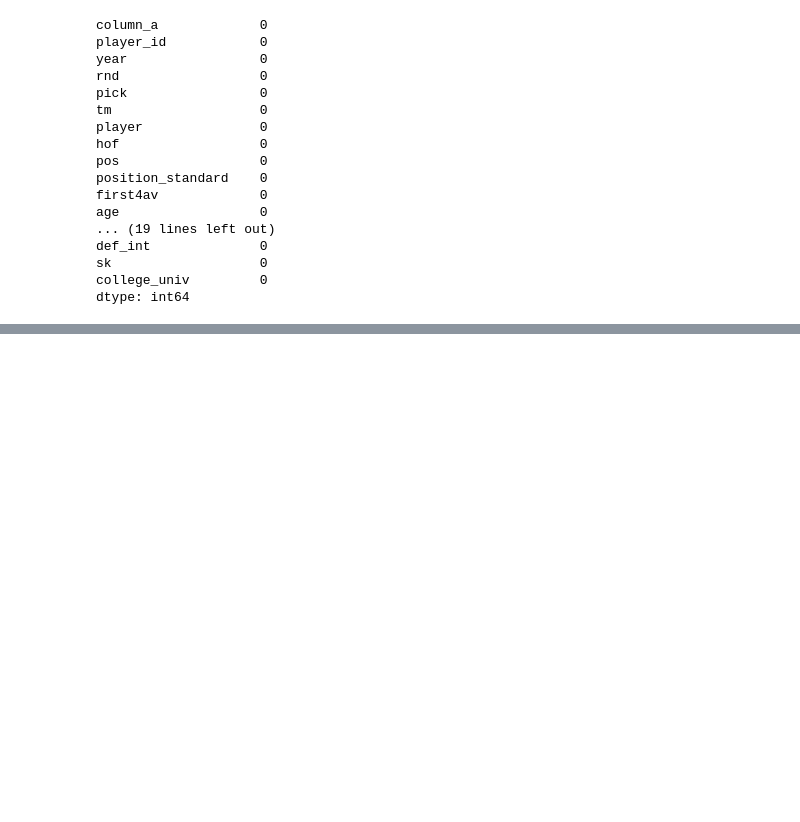
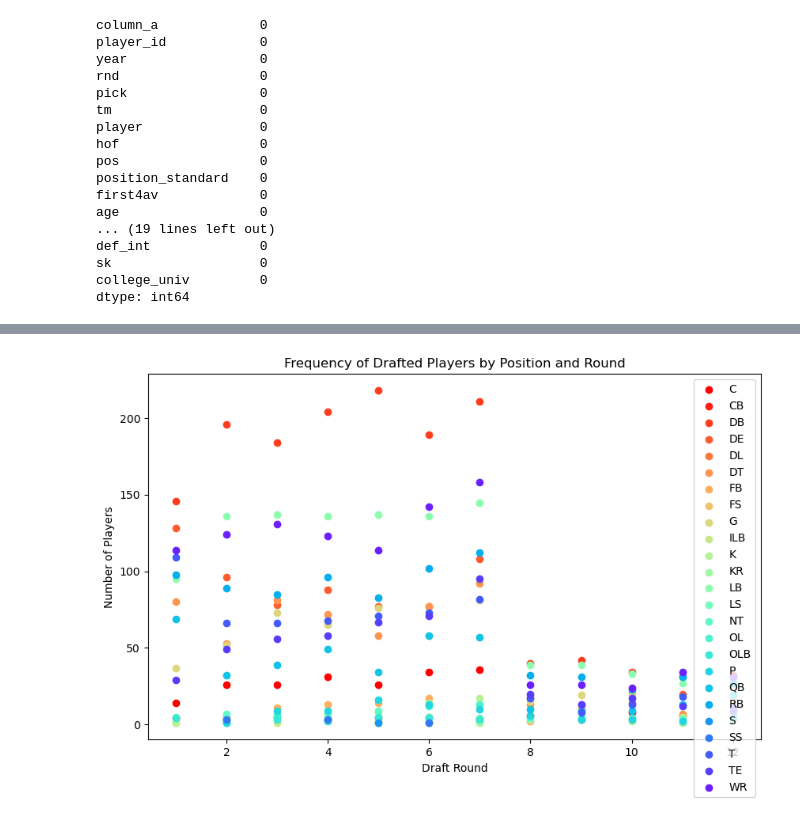
Before and after one commit to amalsalilan/NFL-Draft-1985-2015, a Jupyter notebook: EDA.ipynb, the cells around one changed output, grey strips where cells are left out. Saved outputs shown, nothing was run; the diff lists cells and outputs as text; code cells hidden in the pictures; blank space fills up the shorter version.

```diff
--- a/EDA.ipynb
+++ b/EDA.ipynb
@@ -79,0 +93,20 @@ dtype: int64
+# %%
+grouped = df.groupby(['pos', 'rnd'])['player_id'].count().reset_index()
+
+fig, ax = plt.subplots(figsize=(10,6))
+
+positions = grouped['pos'].unique()
+colors = plt.cm.rainbow_r(1.*np.arange(len(positions))/len(positions))
+
+for i, pos in enumerate(positions):
+    pos_data = grouped[grouped['pos'] == pos]
+    ax.scatter(pos_data['rnd'], pos_data['player_id'], color=colors[i], label=pos)
+
+ax.set_xlabel('Draft Round')
+ax.set_ylabel('Number of Players')
+ax.set_title('Frequency of Drafted Players by Position and Round')
+ax.legend()
+
+plt.show()
+# %% [output]
+[figure, added]
```
Also changed, not shown: parts of 13 cells of this notebook.
